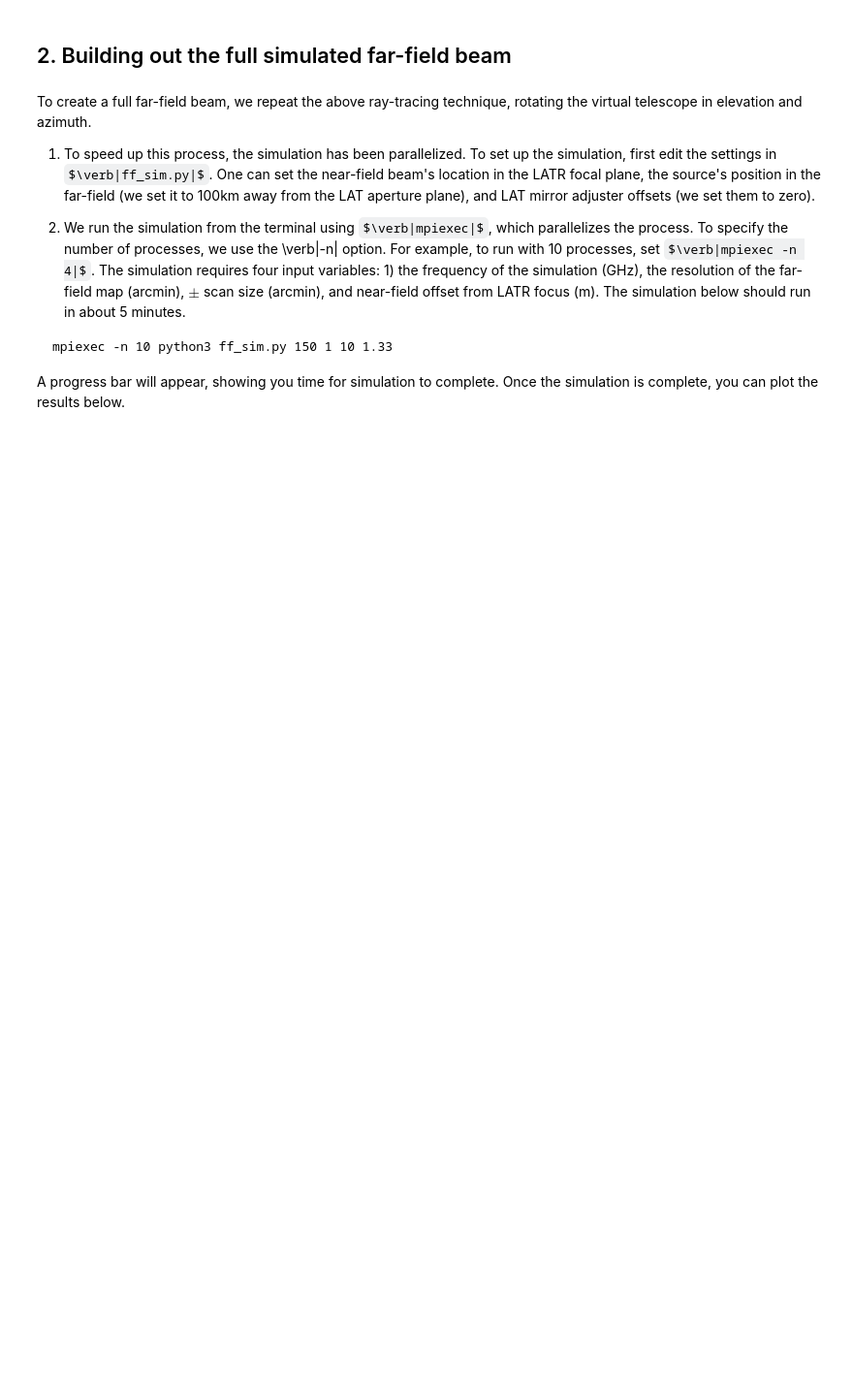
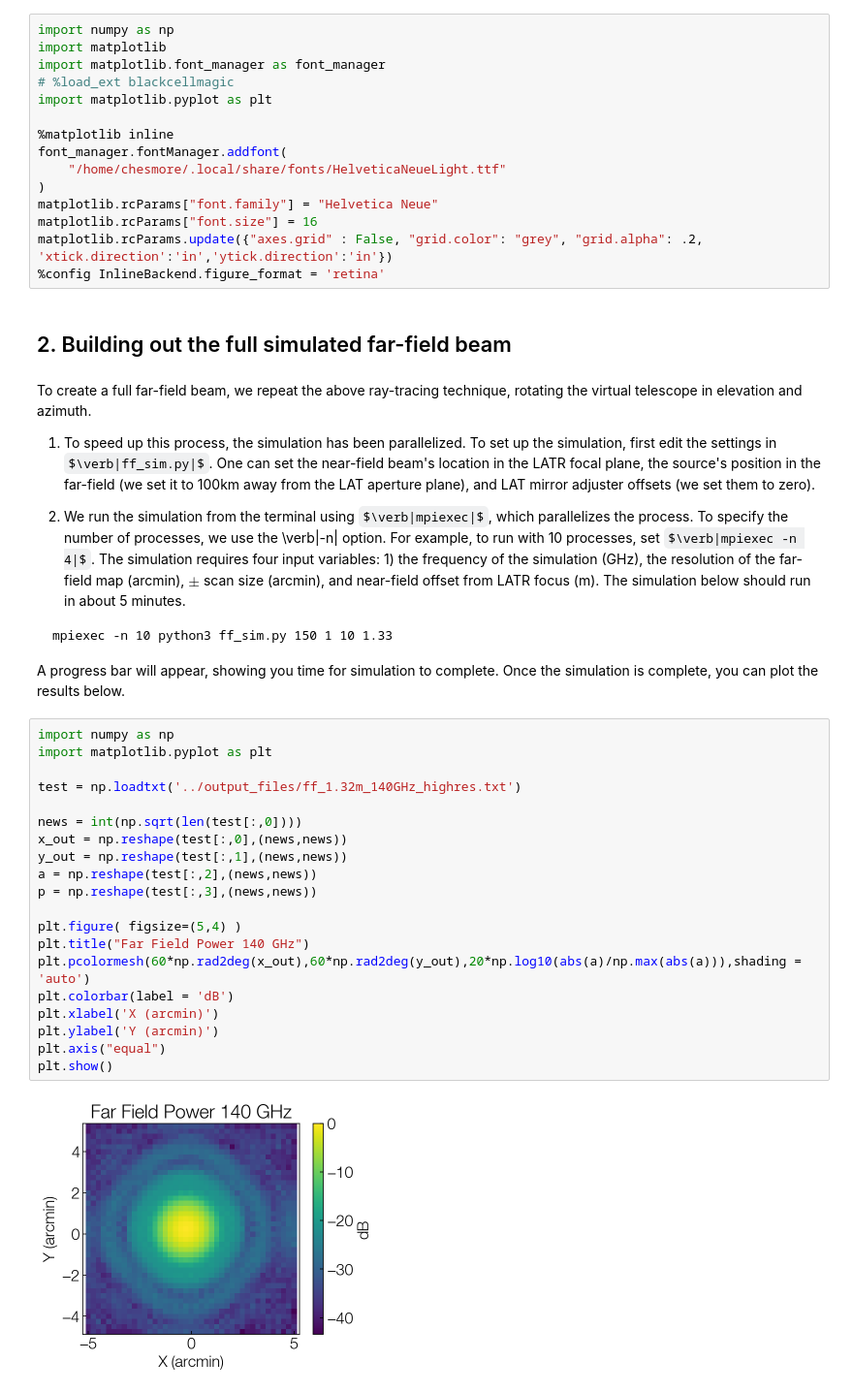
Before and after one commit to McMahonCosmologyGroup/solat-optics, a Jupyter notebook: tutorials/latrt_farfield_sim.ipynb, the cells around one changed output. Shown: that part at 97% size. Saved outputs shown, nothing was run; the diff lists cells and outputs as text; some formulas as TeX source; blank space fills up the shorter version.

````diff
--- a/tutorials/latrt_farfield_sim.ipynb
+++ b/tutorials/latrt_farfield_sim.ipynb
@@ -5,6 +5,21 @@
 We will simulate the far-field beam of the SO LAT optics tube using a ray-tracing technique. These simulations are compared to the propagated holography measurements performed on the LAT Receiver tester at the University of Chicago.
 
 ## 1. Ray Tracing from the Far-Field
+# %%
+import numpy as np
+import matplotlib
+import matplotlib.font_manager as font_manager
+# %load_ext blackcellmagic
+import matplotlib.pyplot as plt
+
+%matplotlib inline
+font_manager.fontManager.addfont(
+    "/home/chesmore/.local/share/fonts/HelveticaNeueLight.ttf"
+)
+matplotlib.rcParams["font.family"] = "Helvetica Neue"
+matplotlib.rcParams["font.size"] = 16
+matplotlib.rcParams.update({"axes.grid" : False, "grid.color": "grey", "grid.alpha": .2, 'xtick.direction':'in','ytick.direction':'in'})
+%config InlineBackend.figure_format = 'retina'
 # %% [markdown]
 ## 2. Building out the full simulated far-field beam
 # %% [markdown]
@@ -18,3 +33,25 @@ mpiexec -n 10 python3 ff_sim.py 150 1 10 1.33
 ```
 
 A progress bar will appear, showing you time for simulation to complete.  Once the simulation is complete, you can plot the results below.
+# %%
+import numpy as np
+import matplotlib.pyplot as plt
+
+test = np.loadtxt('../output_files/ff_1.32m_140GHz_highres.txt')
+
+news = int(np.sqrt(len(test[:,0])))
+x_out = np.reshape(test[:,0],(news,news))
+y_out = np.reshape(test[:,1],(news,news))
+a = np.reshape(test[:,2],(news,news))
+p = np.reshape(test[:,3],(news,news))
+
+plt.figure( figsize=(5,4) )
+plt.title("Far Field Power 140 GHz")
+plt.pcolormesh(60*np.rad2deg(x_out),60*np.rad2deg(y_out),20*np.log10(abs(a)/np.max(abs(a))),shading = 'auto')
+plt.colorbar(label = 'dB')
+plt.xlabel('X (arcmin)')
+plt.ylabel('Y (arcmin)')
+plt.axis("equal")
+plt.show()
+# %% [output]
+[figure, added]
````
Also changed, not shown: parts of 1 cell of this notebook, 6 other files.
